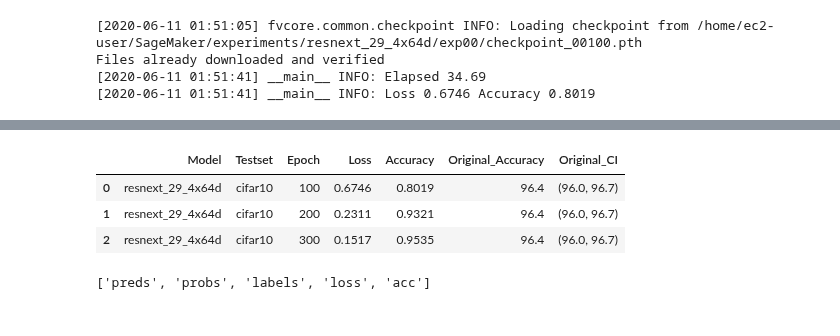
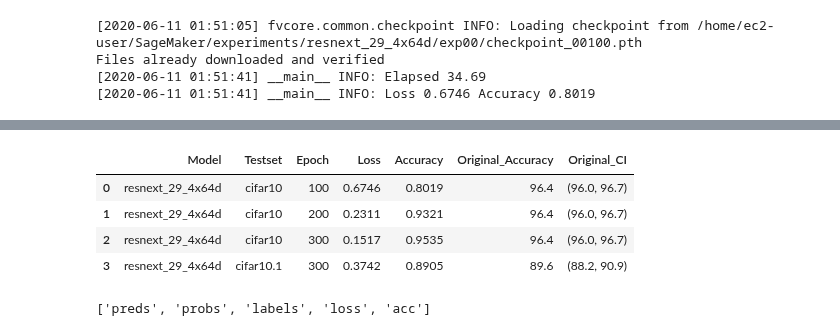
Before and after one commit to danzisar/w210-capstone, a Jupyter notebook: aws-notebooks/resnext_29_4x64.ipynb, the cells around one changed output, grey strips where cells are left out. Drawn from its saved outputs; the diff is of its cells as text; code cells hidden in the pictures.

Commit message:
resnext results

```diff
--- a/aws-notebooks/resnext_29_4x64.ipynb
+++ b/aws-notebooks/resnext_29_4x64.ipynb
@@ -118,27 +133,28 @@ Files already downloaded and verified
 # %%
 # Write the results to a CSV file so that we can analyze later.
 import pandas as pd
 
-results = {'Model': ['resnext_29_4x64d', 'resnext_29_4x64d', 'resnext_29_4x64d'],
-           'Testset': ['cifar10', 'cifar10', 'cifar10'],
-           'Epoch': [100, 200, 300],
-           'Loss': [0.6746, 0.2311, 0.1517],
-           'Accuracy': [0.8019, 0.9321, 0.9535],
-           'Original_Accuracy': [96.4, 96.4, 96.4],
-           'Original_CI': [(96.0, 96.7), (96.0, 96.7), (96.0, 96.7)]
+results = {'Model': ['resnext_29_4x64d', 'resnext_29_4x64d', 'resnext_29_4x64d', 'resnext_29_4x64d'],
+           'Testset': ['cifar10', 'cifar10', 'cifar10', 'cifar10.1'],
+           'Epoch': [100, 200, 300, 300],
+           'Loss': [0.6746, 0.2311, 0.1517, 0.3742],
+           'Accuracy': [0.8019, 0.9321, 0.9535, 0.8905],
+           'Original_Accuracy': [96.4, 96.4, 96.4, 89.6],
+           'Original_CI': [(96.0, 96.7), (96.0, 96.7), (96.0, 96.7), (88.2, 90.9)]
            }
 
 df = pd.DataFrame(results, columns = ['Model', 'Testset', 'Epoch', 'Loss', 'Accuracy',
                                       'Original_Accuracy', 'Original_CI'])
 
 
 df.to_csv('/home/ec2-user/SageMaker/experiments/resnext_29_4x64d/exp00/results.csv')
 df.head()
 # %% [output]
 |  | Model | Testset | Epoch | Loss | Accuracy | Original_Accuracy | Original_CI |
 | 0 | resnext_29_4x64d | cifar10 | 100 | 0.6746 | 0.8019 | 96.4 | (96.0, 96.7) |
 | 1 | resnext_29_4x64d | cifar10 | 200 | 0.2311 | 0.9321 | 96.4 | (96.0, 96.7) |
 | 2 | resnext_29_4x64d | cifar10 | 300 | 0.1517 | 0.9535 | 96.4 | (96.0, 96.7) |
+| 3 | resnext_29_4x64d | cifar10.1 | 300 | 0.3742 | 0.8905 | 89.6 | (88.2, 90.9) |
 # %%
 # Peak inside the output file for predictions
 import numpy as np
```
Also changed, not shown: parts of 1 cell of this notebook, 7 other files.
